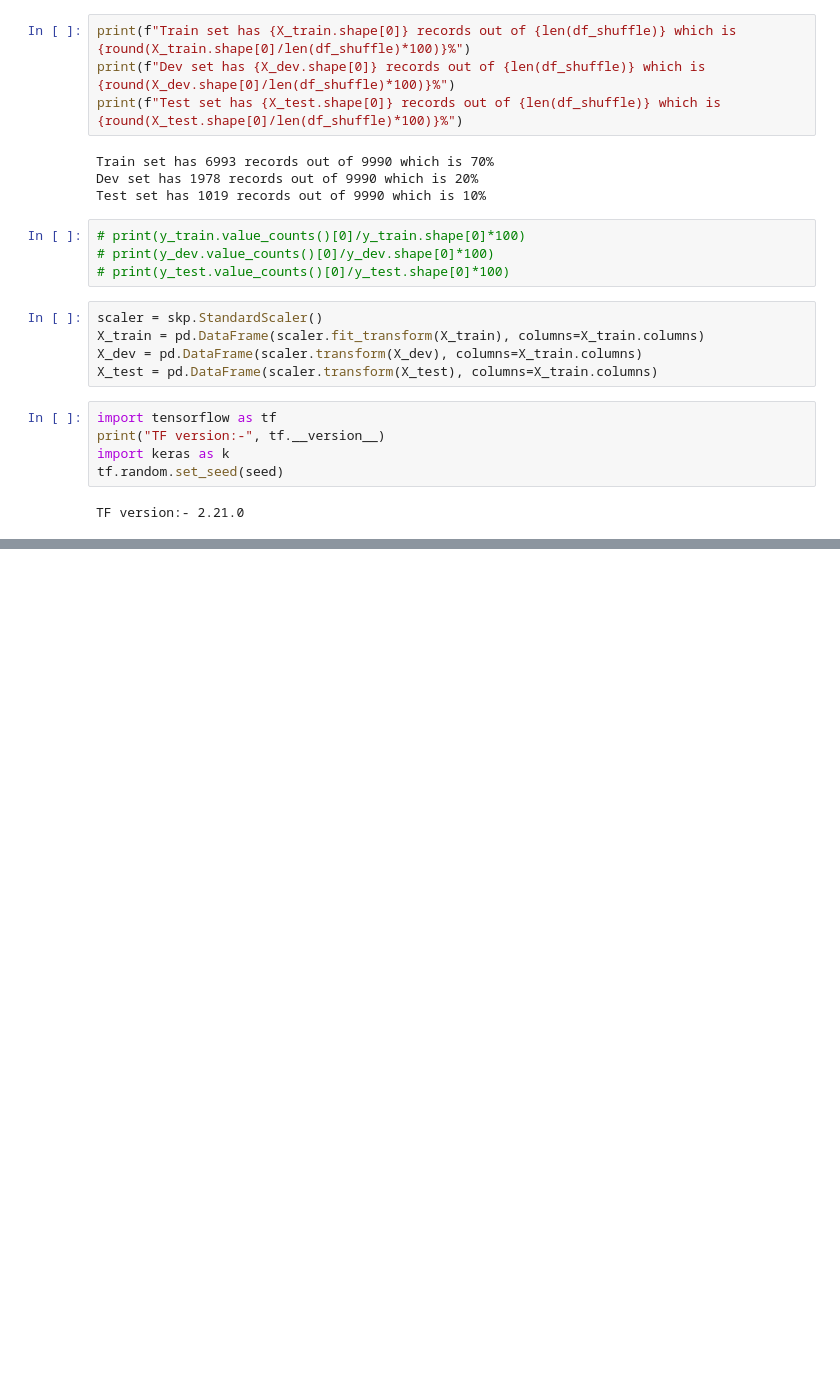
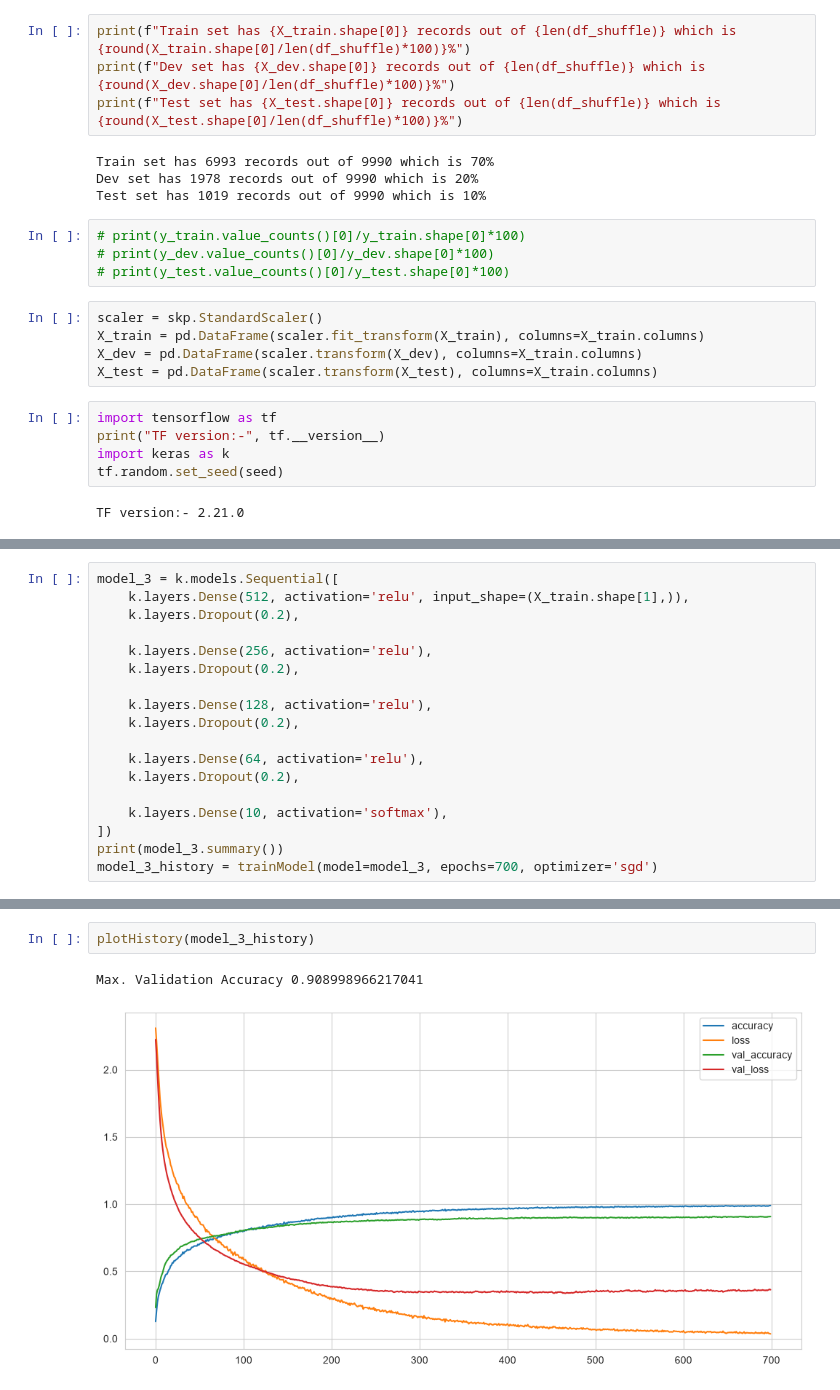
Before and after one commit to diego-nst/BongcayaoTanalgo_ISCS30.63, a Jupyter notebook: project-ver2.ipynb, the cells around one changed output, grey strips where cells are left out. Cells and saved outputs as stored; diff of their text form; blank space fills up the shorter version.

```diff
--- a/project-ver2.ipynb
+++ b/project-ver2.ipynb
@@ -691,0 +759,18 @@ ValueError: Invalid dtype: str
+# %%
+model_3 = k.models.Sequential([
+    k.layers.Dense(512, activation='relu', input_shape=(X_train.shape[1],)),
+    k.layers.Dropout(0.2),
+
+    k.layers.Dense(256, activation='relu'),
+    k.layers.Dropout(0.2),
+
+    k.layers.Dense(128, activation='relu'),
+    k.layers.Dropout(0.2),
+
+    k.layers.Dense(64, activation='relu'),
+    k.layers.Dropout(0.2),
+
+    k.layers.Dense(10, activation='softmax'),
+])
+print(model_3.summary())
+model_3_history = trainModel(model=model_3, epochs=700, optimizer='sgd')
@@ -691,0 +816,5 @@ ValueError: Invalid dtype: str
+# %%
+plotHistory(model_3_history)
+# %% [output]
+Max. Validation Accuracy 0.908998966217041
+[figure, added]
```
Also changed, not shown: parts of 15 cells of this notebook.
